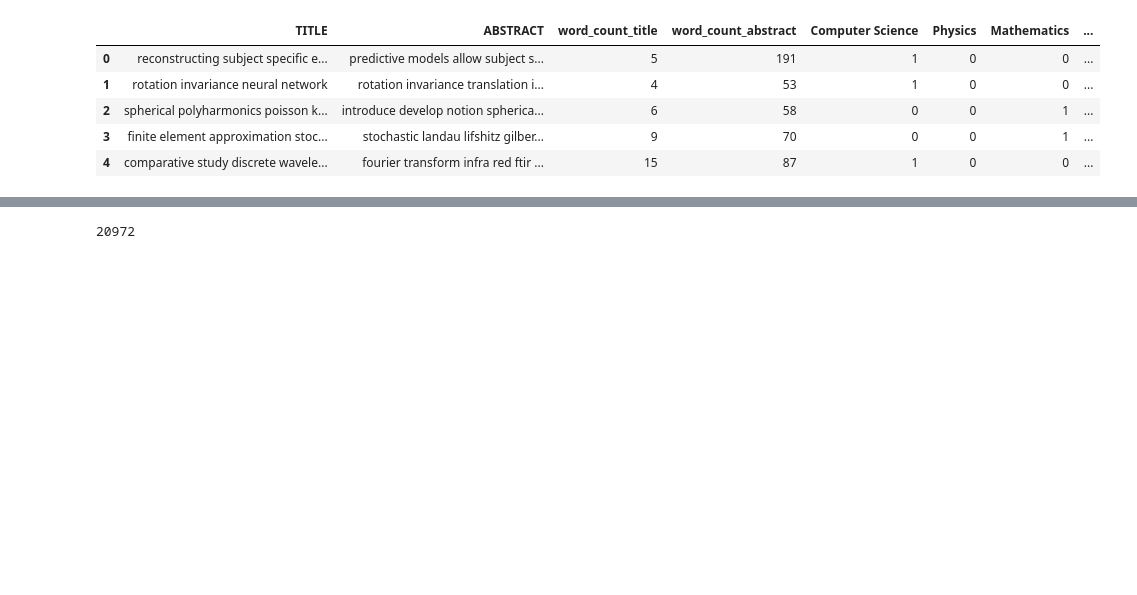
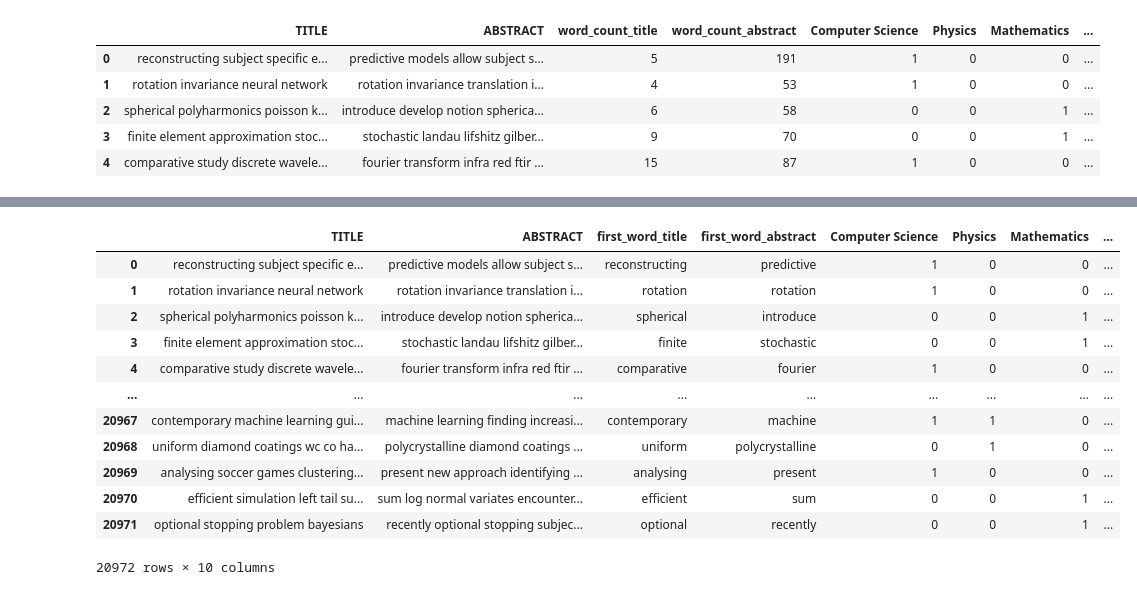
Before and after one commit to richlukich/JetBrains, a Jupyter notebook: JetBrainsIntern.ipynb, the cells around one changed output, grey strips where cells are left out. Cells and saved outputs as stored; diff of their text form; code cells hidden in the pictures; blank space fills up the shorter version.

```diff
--- a/JetBrainsIntern.ipynb
+++ b/JetBrainsIntern.ipynb
@@ -1041,15 +1066,29 @@ X1=hstack((X_tf_idf,csr_matrix(X1)))
 # %%
-def append_first_word(df,df1,name):
+def append_first_word(df,df1,name,i):
   first_word=[]
-  for i in range (df1.shape[0]):
-    first_word.append(create_corpus_new(df1)[i][0])
-    print (i)
-  data={'first_word {}'.format(name):first_word}
+  for seq in df1.str.split():
+    first_word.append(seq[0].lower())
+  data={'first_word_{}'.format(name):first_word}
   data=pd.DataFrame(data)
   df.reset_index(inplace = True, drop = True)
-  df=df[['TITLE','ABSTRACT']].join(data).join(df[labels])
+  df=df.iloc[:,0:i].join(data).join(df[labels])
   return df
-# %%
-df_clean['TITLE'].shape[0]
-# %% [output]
-20972
+# %%
+new_df=append_first_word(df_clean,df_clean['TITLE'],'title',2)
+new_df=append_first_word(new_df,df_clean['ABSTRACT'],'abstract',3)
+# %%
+new_df
+# %% [output]
+|  | TITLE | ABSTRACT | first_word_title | first_word_abstract | Computer Science | Physics | Mathematics | ... |
+| 0 | reconstructing subject specific e... | predictive models allow subject s... | reconstructing | predictive | 1 | 0 | 0 | ... |
+| 1 | rotation invariance neural network | rotation invariance translation i... | rotation | rotation | 1 | 0 | 0 | ... |
+| 2 | spherical polyharmonics poisson k... | introduce develop notion spherica... | spherical | introduce | 0 | 0 | 1 | ... |
+| 3 | finite element approximation stoc... | stochastic landau lifshitz gilber... | finite | stochastic | 0 | 0 | 1 | ... |
+| 4 | comparative study discrete wavele... | fourier transform infra red ftir ... | comparative | fourier | 1 | 0 | 0 | ... |
+| ... | ... | ... | ... | ... | ... | ... | ... | ... |
+| 20967 | contemporary machine learning gui... | machine learning finding increasi... | contemporary | machine | 1 | 1 | 0 | ... |
+| 20968 | uniform diamond coatings wc co ha... | polycrystalline diamond coatings ... | uniform | polycrystalline | 0 | 1 | 0 | ... |
+| 20969 | analysing soccer games clustering... | present new approach identifying ... | analysing | present | 1 | 0 | 0 | ... |
+| 20970 | efficient simulation left tail su... | sum log normal variates encounter... | efficient | sum | 0 | 0 | 1 | ... |
+| 20971 | optional stopping problem bayesians | recently optional stopping subjec... | optional | recently | 0 | 0 | 1 | ... |
+20972 rows × 10 columns
```
Also changed, not shown: parts of 42 cells of this notebook, 1 other file.
